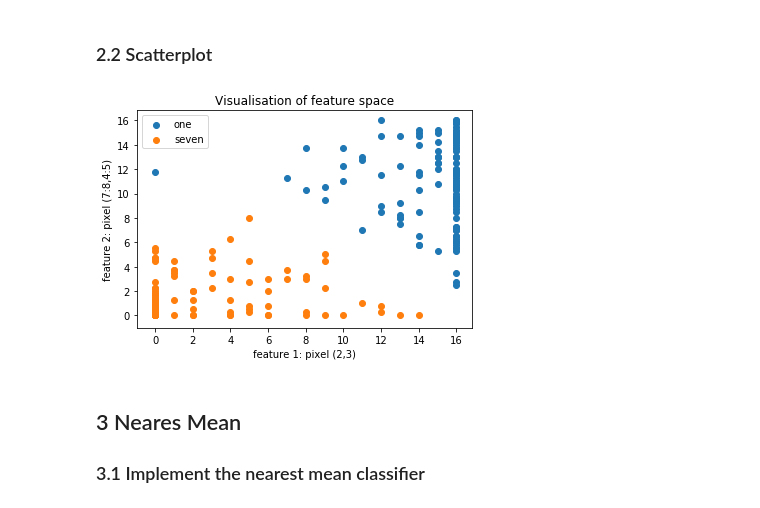
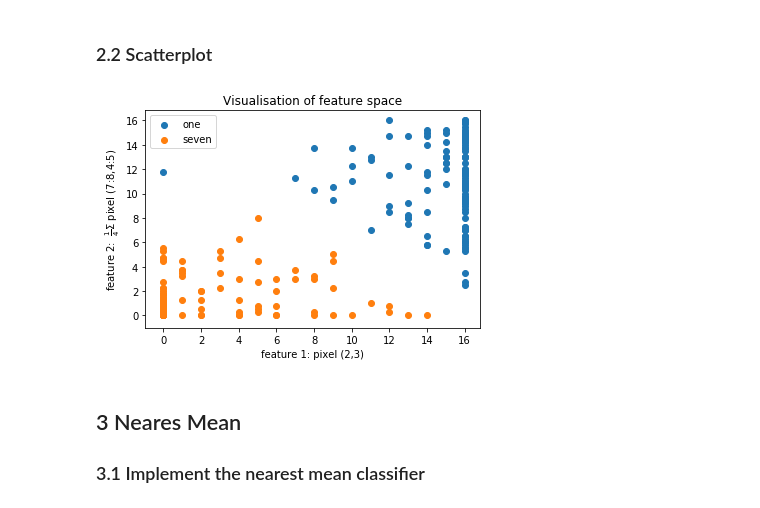
Before and after one commit to ml4cdeca/FundamentalsOfMachineLearning, a Jupyter notebook: blatt3/qda-lda.ipynb, the cells around one changed output. Saved outputs shown, nothing was run; the diff lists cells and outputs as text; code cells hidden in the pictures.

```diff
--- a/blatt3/qda-lda.ipynb
+++ b/blatt3/qda-lda.ipynb
@@ -72,13 +72,13 @@ def reduce_dim(x):
 # %%
 plt.scatter(*reduce_dim(X_train[y_train==1]).T,label='one')
 plt.scatter(*reduce_dim(X_train[y_train==7]).T,label='seven')
 plt.title('Visualisation of feature space')
 plt.xlabel('feature 1: pixel (2,3)')
-plt.ylabel('feature 2: pixel (7:8,4:5)')
+plt.ylabel('feature 2:  $\\frac{1}{4} \Sigma$ pixel (7:8,4:5)')
 plt.legend()
 plt.show()
 # %% [output]
-[figure, old version]
+[figure, new version]
 # %% [markdown]
 ## 3 Neares Mean
 ### 3.1 Implement the nearest mean classifier
```
Also changed, not shown: parts of 1 cell of this notebook.
